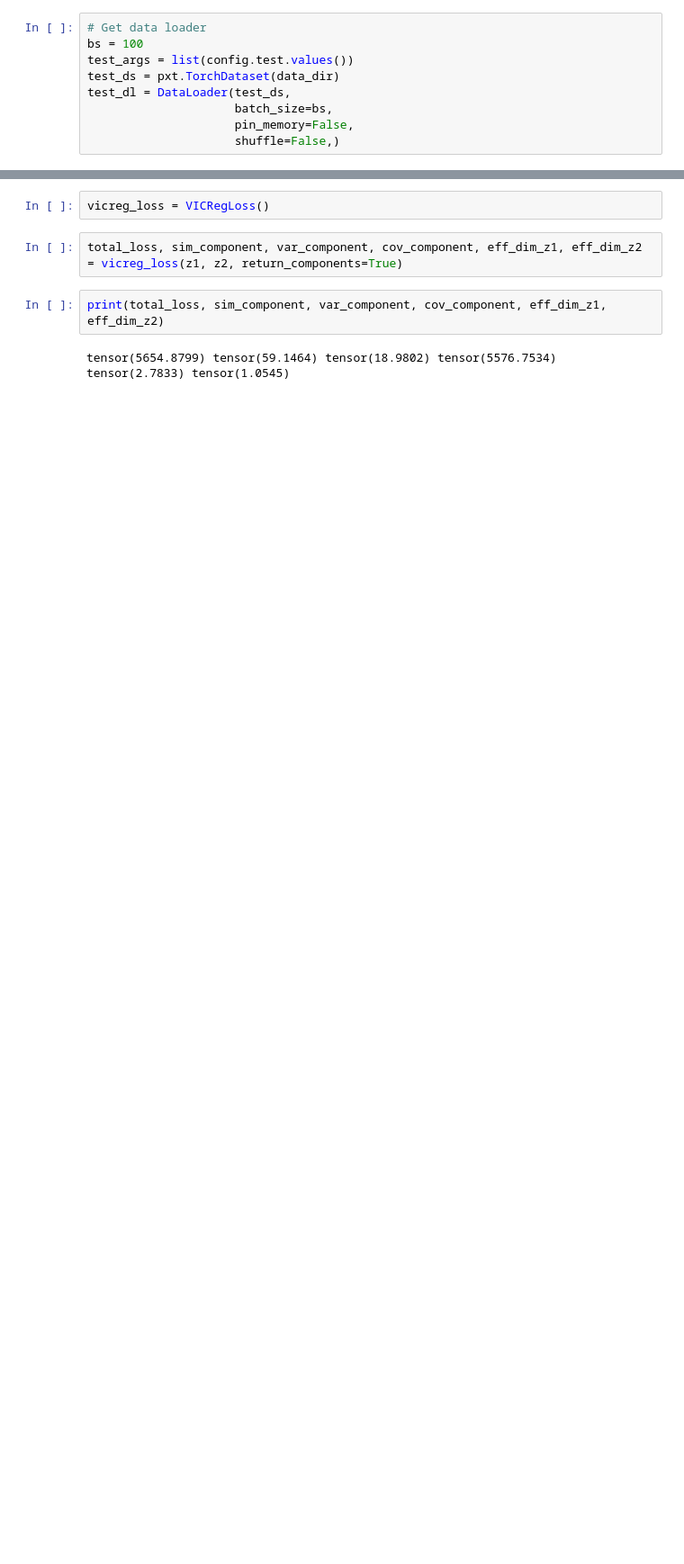
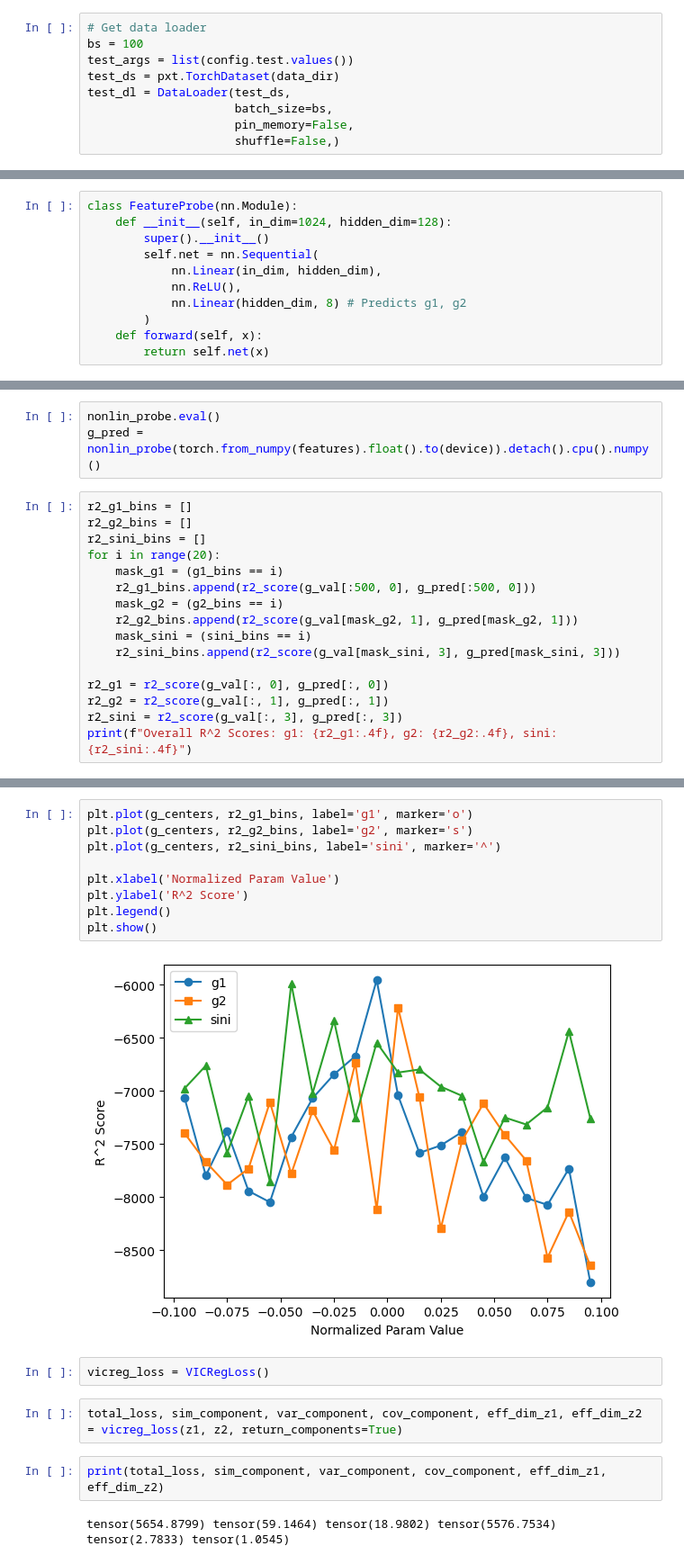
Before and after one commit to KinematicLensing/kl-nn, a Jupyter notebook: arch/diagnostics/feature_extraction_analysis.ipynb, the cells around one changed output, grey strips where cells are left out. Shown at 90% size. Cells and saved outputs as stored; diff of their text form; blank space fills up the shorter version.

```diff
--- a/arch/diagnostics/feature_extraction_analysis.ipynb
+++ b/arch/diagnostics/feature_extraction_analysis.ipynb
@@ -85,0 +139,11 @@ z2 = features[:, 512:]
+# %%
+class FeatureProbe(nn.Module):
+    def __init__(self, in_dim=1024, hidden_dim=128):
+        super().__init__()
+        self.net = nn.Sequential(
+            nn.Linear(in_dim, hidden_dim),
+            nn.ReLU(),
+            nn.Linear(hidden_dim, 8) # Predicts g1, g2
+        )
+    def forward(self, x):
+        return self.net(x)
@@ -85,0 +194,19 @@ z2 = features[:, 512:]
+# %%
+nonlin_probe.eval()
+g_pred = nonlin_probe(torch.from_numpy(features).float().to(device)).detach().cpu().numpy()
+# %%
+r2_g1_bins = []
+r2_g2_bins = []
+r2_sini_bins = []
+for i in range(20):
+    mask_g1 = (g1_bins == i)
+    r2_g1_bins.append(r2_score(g_val[:500, 0], g_pred[:500, 0]))
+    mask_g2 = (g2_bins == i)
+    r2_g2_bins.append(r2_score(g_val[mask_g2, 1], g_pred[mask_g2, 1]))
+    mask_sini = (sini_bins == i)
+    r2_sini_bins.append(r2_score(g_val[mask_sini, 3], g_pred[mask_sini, 3]))
+
+r2_g1 = r2_score(g_val[:, 0], g_pred[:, 0])
+r2_g2 = r2_score(g_val[:, 1], g_pred[:, 1])
+r2_sini = r2_score(g_val[:, 3], g_pred[:, 3])
+print(f"Overall R^2 Scores: g1: {r2_g1:.4f}, g2: {r2_g2:.4f}, sini: {r2_sini:.4f}")
@@ -86,3 +231,14 @@ z2 = features[:, 512:]
+# %%
+plt.plot(g_centers, r2_g1_bins, label='g1', marker='o')
+plt.plot(g_centers, r2_g2_bins, label='g2', marker='s')
+plt.plot(g_centers, r2_sini_bins, label='sini', marker='^')
+
+plt.xlabel('Normalized Param Value')
+plt.ylabel('R^2 Score')
+plt.legend()
+plt.show()
+# %% [output]
+[figure, added]
 # %%
 vicreg_loss = VICRegLoss()
 # %%
```
Also changed, not shown: parts of 13 cells of this notebook, 15 other files.
